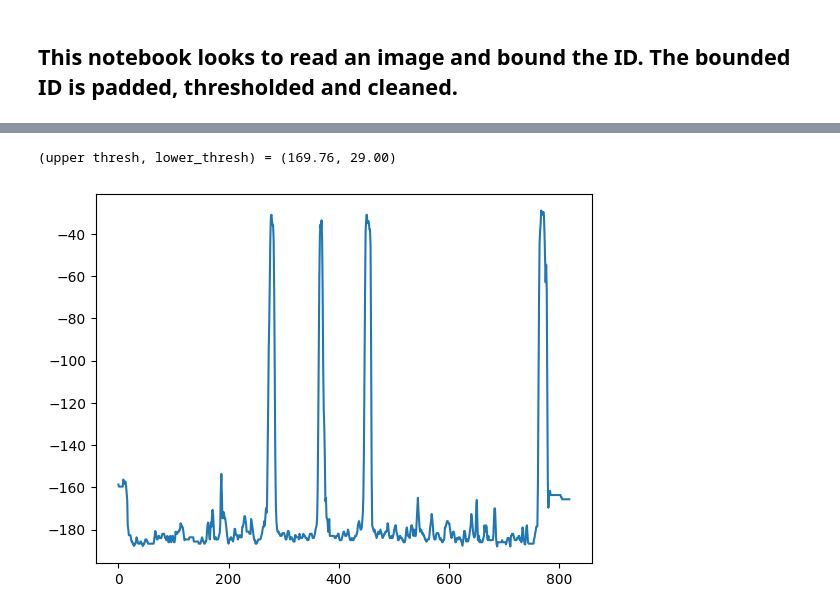
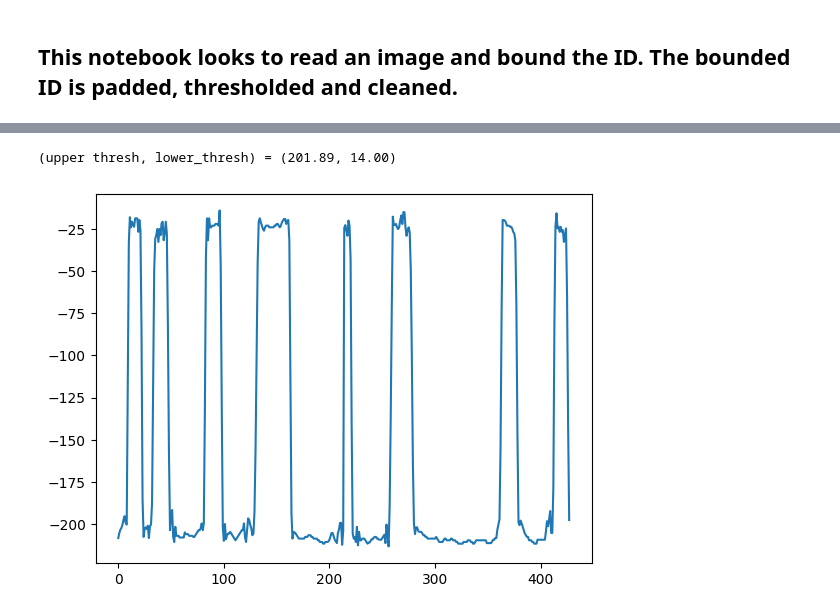
Before and after one commit to Jor-Lee/Guppies, a Jupyter notebook: Python_Files/Identity_Isolation.ipynb, the cells around one changed output, grey strips where cells are left out. Drawn from its saved outputs; the diff is of its cells as text; code cells hidden in the pictures.

```diff
--- a/Python_Files/Identity_Isolation.ipynb
+++ b/Python_Files/Identity_Isolation.ipynb
@@ -23,6 +305,6 @@ np.random.shuffle(random_files)
 # %%
 # Collect image from bucket
-image_in_bytes = RetreiveImage(random_files[102])
+image_in_bytes = RetreiveImage(random_files[13])
 
 # Read image and return initial output, frame and identity character boxes
 output_string, frame, character_boxes = GetImageAndParaBox(image_in_bytes, client, verbose=True)
@@ -31,7 +313,7 @@ output_string, frame, character_boxes = GetImageAndParaBox(image_in_bytes, clien
 identity_box = combine_boxes(character_boxes)
 
 padx = 100
-pady = 60
+pady = 80
 # Reduce the image to just the ID
 reduced_frame = reduce_image(frame, identity_box, padx=padx, pady=pady)
 
@@ -39,7 +321,7 @@ reduced_frame = reduce_image(frame, identity_box, padx=padx, pady=pady)
 masked_image = mask_and_remove(reduced_frame, verbose = True)
 
 # Remove deltas
-final_image = remove_deltas(masked_image, width=10, padx=padx, pady=pady, verbose = True)
+final_image = remove_deltas(masked_image, width=15, padx=padx, pady=pady//2, verbose = True)
 
 print(output_string)
 # %% [output]
@@ -64,43 +356,43 @@ IndexError: list index out of range
 # %%
 # Average out the RGB axis
 averaged_frame = np.mean(reduced_frame,axis=2)
-
 
 # White background masking
 hist = np.histogram(averaged_frame, bins=100)
 centers = 0.5*(hist[1][1:]+ hist[1][:-1])
 
 thresh_val = np.argmax(hist[0] > np.max(hist[0]) * 0.2)
-upper_thresh = centers[thresh_val] * 0.95
+upper_thresh = centers[thresh_val] * 0.975
 
 # Dark writing masking. Mask based on central row of frame
 frame_shape = np.shape(averaged_frame)
-row1 = -averaged_frame[2 * frame_shape[0] // 5][100:-100]
-row2 = -averaged_frame[3 * frame_shape[0] // 5][100:-100]
+row1 = -averaged_frame[2 * frame_shape[0] // 5][200:-200]
+row2 = -averaged_frame[3 * frame_shape[0] // 5][200:-200]
 rows = np.concatenate((row1, row2))
-rows = row2 = -averaged_frame[1]
+# rows = row2 = -averaged_frame[1]
 row_mean = np.mean(rows)
 row_max = np.max(rows)
 row_min = np.min(rows)
 peaks,_ = scipy.signal.find_peaks(rows, height = row_mean + ((row_max - row_min) / 5), distance=4)
 
 values = []
 for peak in peaks:
     values.append(-rows[peak])
 
 sorted_values = np.sort(values)
 
 lower_thresh = sorted_values[0] * 1
 
 averaged_frame[averaged_frame>upper_thresh] = 0
 averaged_frame[averaged_frame<lower_thresh] = 0
 averaged_frame[averaged_frame!=0] = 255
 
 plt.plot(rows)
+# plt.imshow(averaged_frame)
 print('(upper thresh, lower_thresh) = (%.2f, %.2f)' %(upper_thresh, lower_thresh))
 # %% [output]
-(upper thresh, lower_thresh) = (169.76, 29.00)
+(upper thresh, lower_thresh) = (201.89, 14.00)
-[figure, old version]
+[figure, new version]
 # %%
 averaged_frame = np.mean(reduced_frame,axis=2)
 hist = np.histogram(averaged_frame, bins=1000)
```
Also changed, not shown: parts of 8 cells of this notebook, 3 other files.
